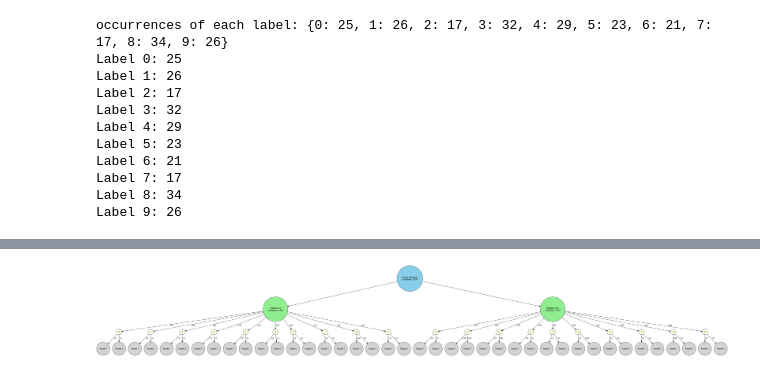
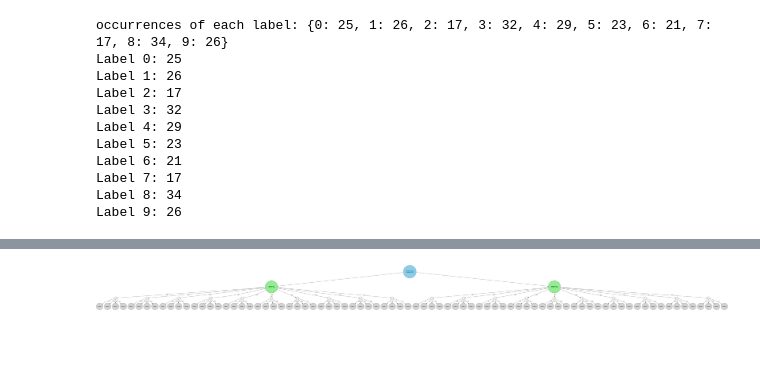
Before and after one commit to AroojArifNU/DLTest, a Jupyter notebook: Colab_Notebooks/MNIST_GRAPH_Plot_2_properties.ipynb, the cells around one changed output, grey strips where cells are left out. Cells and saved outputs as stored; diff of their text form; code cells hidden in the pictures; blank space fills up the shorter version.

```diff
--- a/Colab_Notebooks/MNIST_GRAPH_Plot_2_properties.ipynb
+++ b/Colab_Notebooks/MNIST_GRAPH_Plot_2_properties.ipynb
@@ -131,8 +131,8 @@ def apply_transformation_and_predict(model, images, actual_labels, transformatio
 
 
 properties = {
-    'rotation': [15],  # Degrees
-    'brightness': [0.1]  # Delta
+    'rotation': [90],  # Degrees
+    'brightness': [0.4]  # Delta
 }
 import numpy as np
 import tensorflow as tf
@@ -346,33 +327,0 @@ overall_robustness_confidence = '95%'
-# %%
-import pydot
-from IPython.display import Image
-
-# Create the graph
-graph = pydot.Dot(graph_type='digraph', rankdir='TB')  # 'TB' for top-to-bottom graph
-
-# Add the overall robustness node
-graph.add_node(pydot.Node('Overall Robustness', label=f"Overall Robustness\n{overall_robustness_confidence}", shape='circle', style="filled", fillcolor="skyblue"))
-
-# Add properties and their classes
-for prop, prop_conf in properties_info.items():
-    graph.add_node(pydot.Node(prop, label=f"{prop}\n{prop_conf}", shape='circle', style="filled", fillcolor="lightgreen"))
-    graph.add_edge(pydot.Edge('Overall Robustness', prop))
-
-    # Add classes under each property
-    for class_label, class_conf in classes_info.items():
-        class_node_label = f"{class_label} ({prop})"
-        graph.add_node(pydot.Node(class_node_label, label=f"{class_label}\n{class_conf}", shape='circle', style="filled", fillcolor="lightyellow"))
-        graph.add_edge(pydot.Edge(prop, class_node_label))
-
-        # Add samples under each class
-        for sample_label, sample_conf in samples_info.items():
-            sample_node_label = f"{sample_label} ({class_label}, {prop})"
-            graph.add_node(pydot.Node(sample_node_label, label=f"{sample_label}\n{sample_conf}", shape='circle', style="filled", fillcolor="lightgrey"))
-            graph.add_edge(pydot.Edge(class_node_label, sample_node_label))
-
-# Generate and save the graph to a file
-output_file = 'dynamic_decision_tree.png'
-graph.write_png(output_file)
-
-# Display the graph (this works in Jupyter notebooks)
-Image(output_file)
@@ -520,32 +405,32 @@ for key, data in results.items():
         # Add edge from property to class with the mean confidence score
         graph.add_edge(pydot.Edge(prop_node_label, class_node_label, label=f"{mean_confidence_score:.2f}"))
         class_edges_added.add(edge_key)
 
     # # Calculate the mean confidence score for the current class
     # mean_confidence_score = np.mean(data['confidence_scores'])
 
     # # Add mean confidence score as label on edge connecting property to class
     # graph.add_edge(pydot.Edge(prop_node_label, class_node_label, label=f"{mean_confidence_score:.2f}"))
 
     # Add samples under each class with their confidences on edges
-    num_samples_to_show = 2  # Customize the number of samples to show
+    num_samples_to_show = 4  # Customize the number of samples to show
     for i in range(min(num_samples_to_show, len(data['confidence_scores']))):
         confidence_score = data['confidence_scores'][i]
         sample_node_label = f"Sample {i+1} ({class_label}, {property_name})"
         sample_node = pydot.Node(sample_node_label, label=f"Sample {i+1}", shape='circle', style="filled", fillcolor="lightgrey")
         graph.add_node(sample_node)
         graph.add_edge(pydot.Edge(class_node_label, sample_node_label, label=f"{confidence_score:.2}"))
 
 # Add the overall robustness score as a node
 overall_robustness_label = f"Overall Robustness\nConfidence: {product_of_means:.3f}"
 overall_robustness_node = pydot.Node("Overall Robustness", label=overall_robustness_label, shape='circle', style="filled", fillcolor="skyblue")
 graph.add_node(overall_robustness_node)
 
 # Generate and save the graph to a file
 output_file = 'decision_tree_with_overall_robustness.png'
 graph.write_png(output_file)
 
 # Display the graph
 Image(output_file)
 # %% [output]
-[figure, old version]
+[figure, new version]
```
Also changed, not shown: parts of 10 cells of this notebook.
